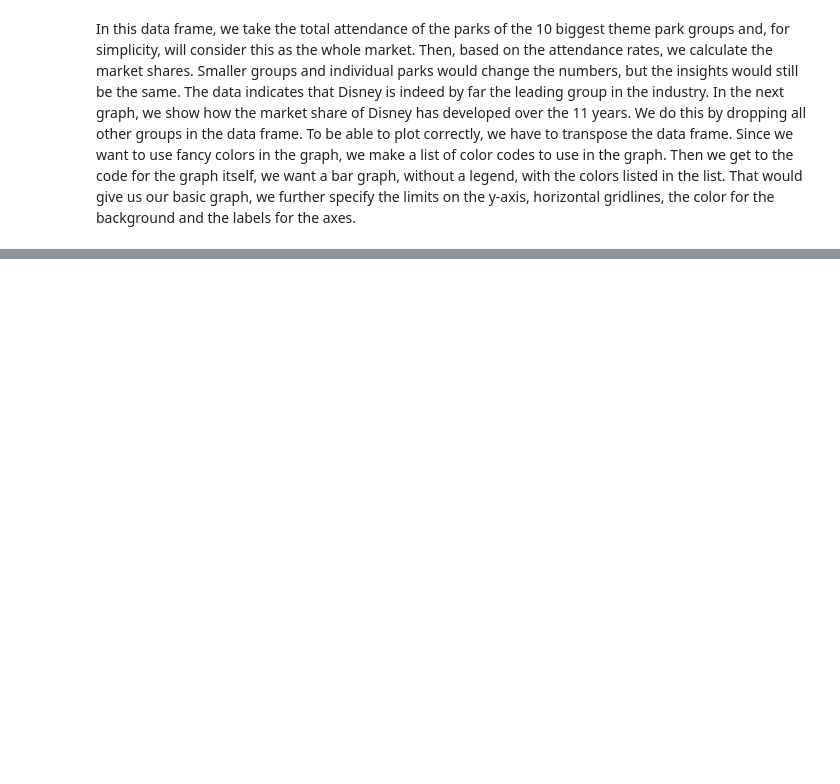
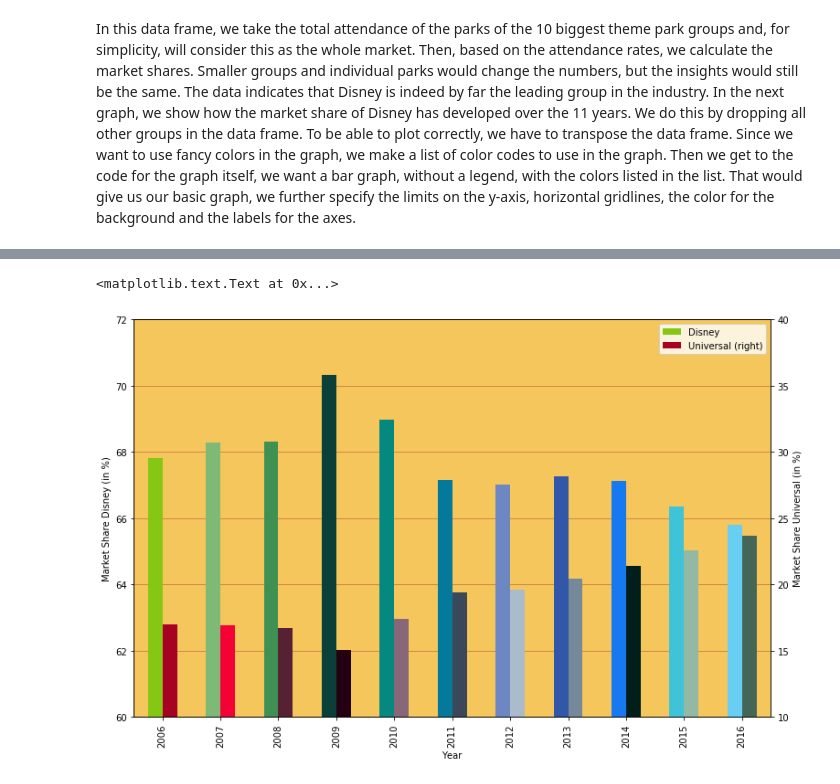
Before and after one commit to RobertHamberg/zooi, a Jupyter notebook: WDC.ipynb, the cells around one changed output, grey strips where cells are left out. Cells and saved outputs as stored; diff of their text form; code cells hidden in the pictures; blank space fills up the shorter version.

```diff
--- a/WDC.ipynb
+++ b/WDC.ipynb
@@ -105,19 +118,25 @@ FL_ms = pd.read_excel(open('theme parks market shares.xlsx','rb'), sheetname='FL
 # %%
 FL_DU = FL_ms.drop(FL_ms.index[[2]])
 FL_DU_plot = FL_DU.T
-Disney_colors = ('#86C714', '#7FB976', '#3F9053', '#0A4038', '#04887F', '#05799C', '#6D87C3', '#3257A8', '#1679F0', '#3FC3D9', '#69CEF4')
-Universal_colors = ('#A70222', '#F40235', '#562133', '#240013', '#886778', '#3B4859', '#AABBCB', '#76899A', '#001E1C', '#93B9A4', '#446656')
+Disney_colors = ('#86C714', '#7FB976', '#3F9053', '#0A4038', '#04887F', '#05799C',
+                 '#6D87C3', '#3257A8', '#1679F0', '#3FC3D9', '#69CEF4')
+Universal_colors = ('#A70222', '#F40235', '#562133', '#240013', '#886778', '#3B4859',
+                    '#AABBCB', '#76899A', '#001E1C', '#93B9A4', '#446656')
 FL_DU_plot.plot(kind='bar', color=(Disney_colors, Universal_colors), secondary_y='Universal', figsize=(12.5,8))
 all_axes = plt.gcf().get_axes()
 ax1 = all_axes[0]
 ax2 = all_axes[1]
 ax1.set_ylim(60, 72)
 ax1.grid(b=False)
 ax1.set_ylabel('Market Share Disney (in %)')
 ax1.set_facecolor('#F5C65C')
 ax2.set_ylim(10,40)
 ax2.grid(b=False)
 ax2.set_ylabel('Market Share Universal (in %)')
 ax1.grid(axis='y', color='#A3242D', alpha=0.5, lw=0.8)
 ax1.grid(b=False, axis='x')
+ax1.set_axisbelow(True)
 ax1.set_xlabel('Year')
+# %% [output]
+<matplotlib.text.Text at 0x...>
+[figure, added]
```
Also changed, not shown: parts of 22 cells of this notebook.
